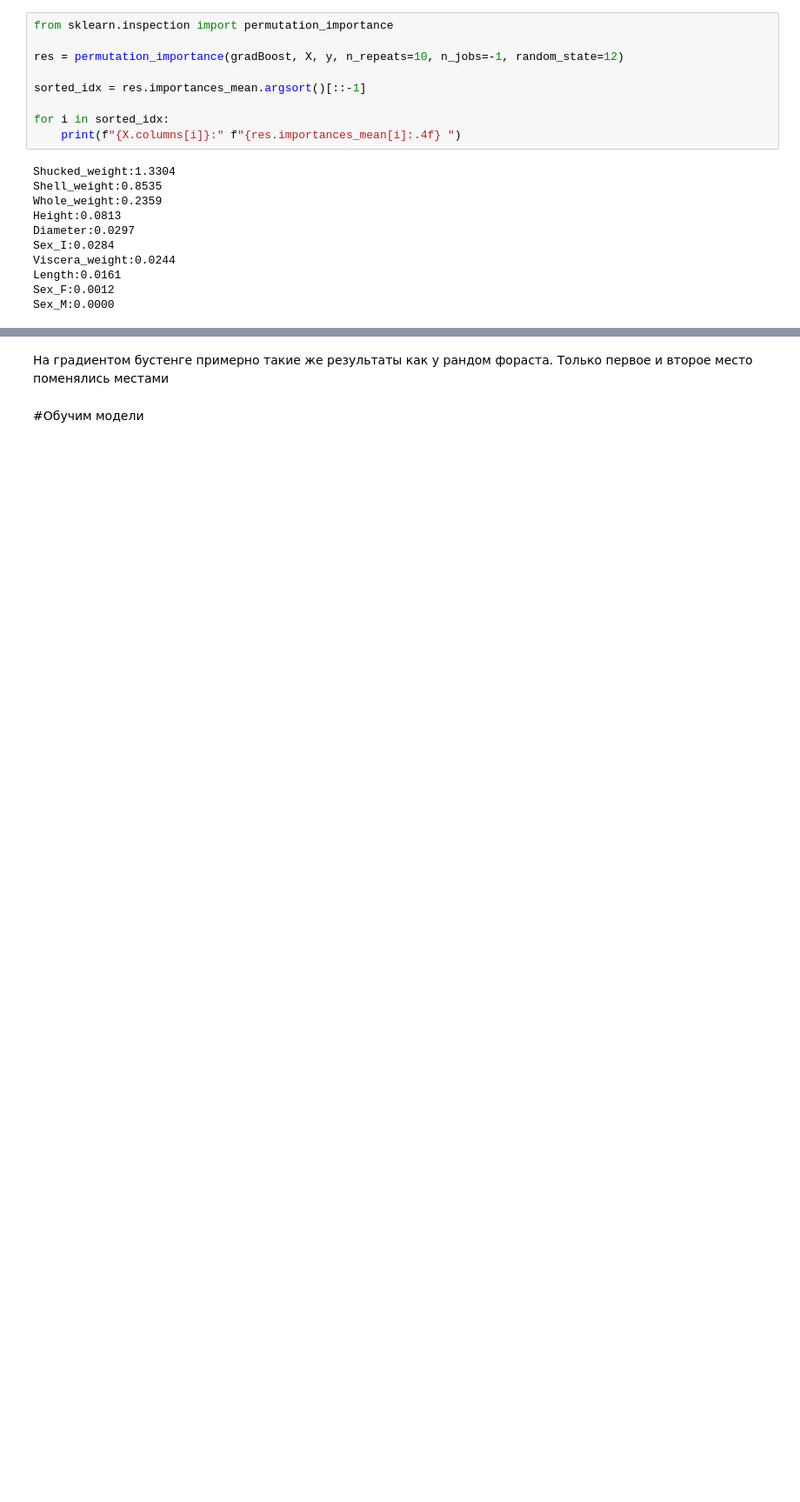
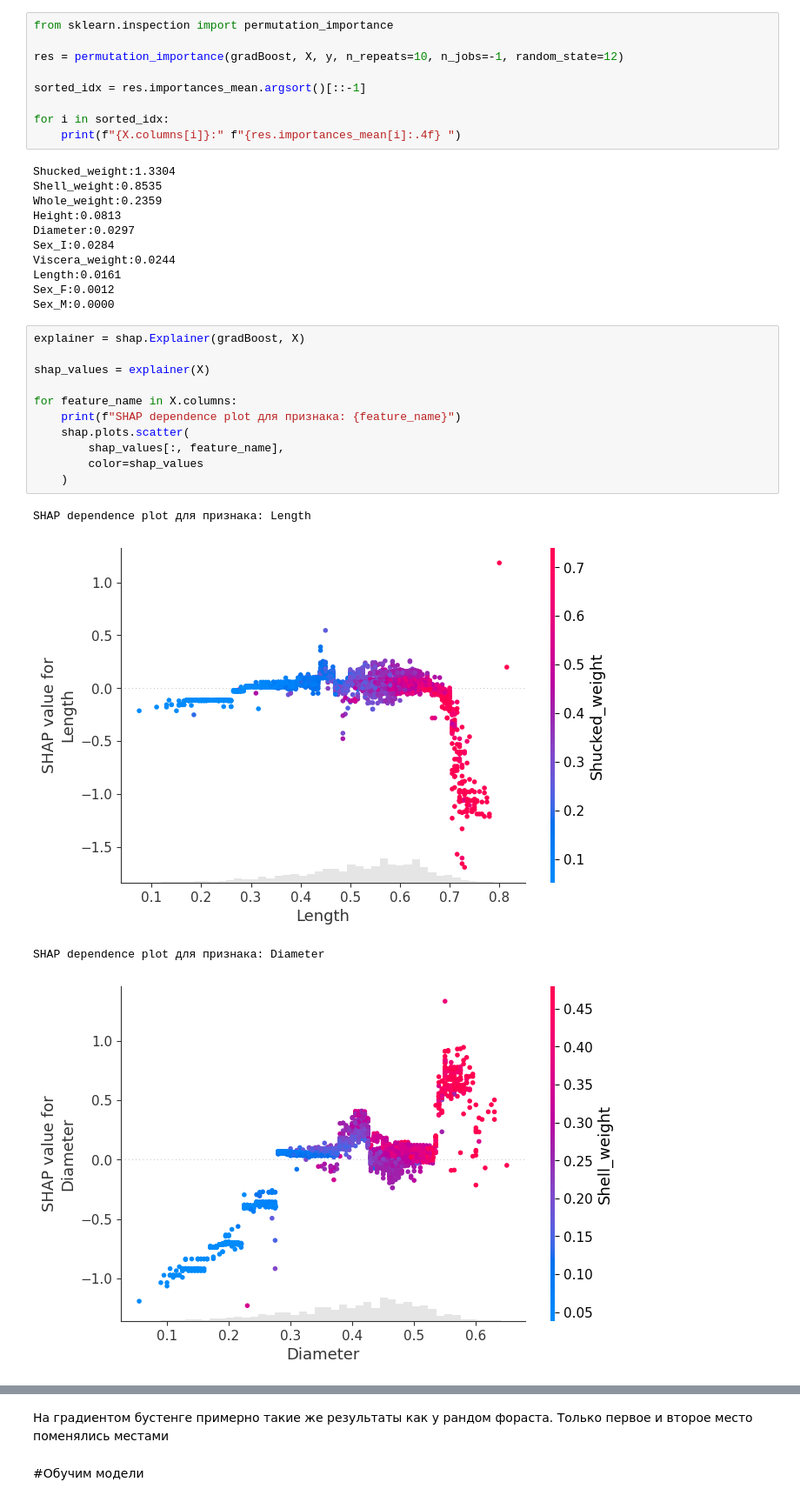
Before and after one commit to LaintAge/EDA, a Jupyter notebook: LB5.ipynb, the cells around one changed output, grey strips where cells are left out. Shown at 87% size. Drawn from its saved outputs; the diff is of its cells as text; blank space fills up the shorter version.

```diff
--- a/LB5.ipynb
+++ b/LB5.ipynb
@@ -221,3 +246,19 @@ Viscera_weight:0.0244
 Length:0.0161
 Sex_F:0.0012
 Sex_M:0.0000
+# %%
+explainer = shap.Explainer(gradBoost, X)
+
+shap_values = explainer(X)
+
+for feature_name in X.columns:
+    print(f"SHAP dependence plot для признака: {feature_name}")
+    shap.plots.scatter(
+        shap_values[:, feature_name],
+        color=shap_values
+    )
+# %% [output]
+SHAP dependence plot для признака: Length
+[figure, added]
+SHAP dependence plot для признака: Diameter
+[figure, added]
```
Also changed, not shown: parts of 3 cells of this notebook.
